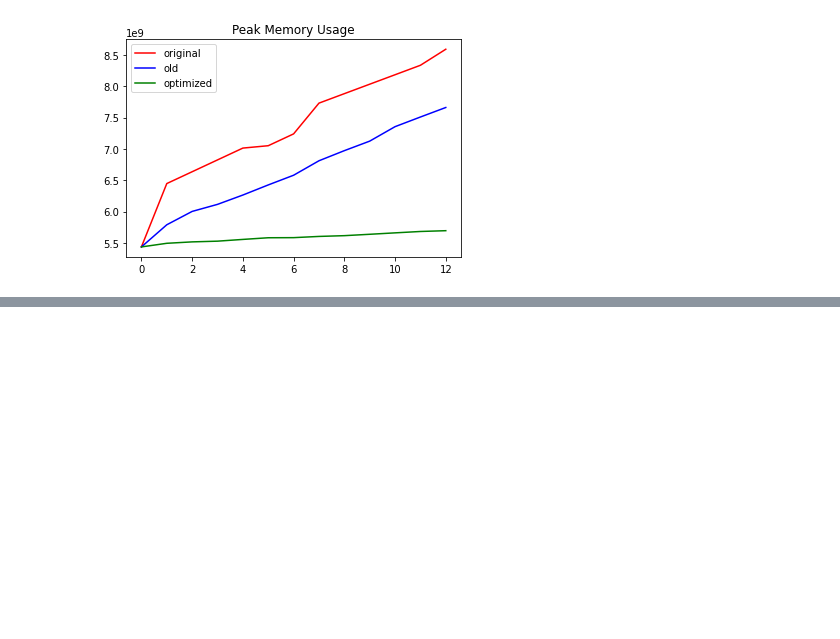
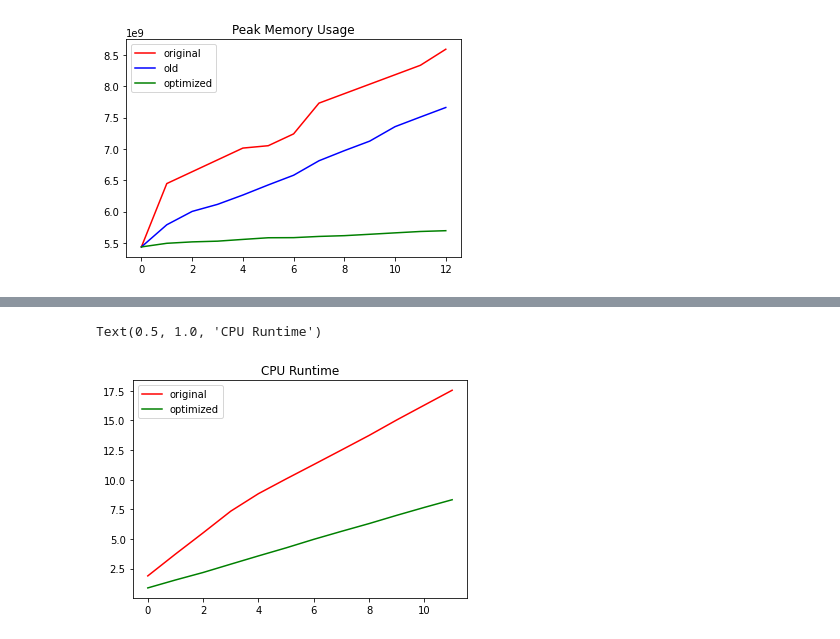
Before and after one commit to tonycccccc/tony.github.io, a Jupyter notebook: DataVisualization.ipynb, the cells around one changed output, grey strips where cells are left out. Cells and saved outputs as stored; diff of their text form; code cells hidden in the pictures; blank space fills up the shorter version.

```diff
--- a/DataVisualization.ipynb
+++ b/DataVisualization.ipynb
@@ -156,0 +156,27 @@ Text(0.5, 1.0, 'Current Memory Usage')
+# %%
+#Visualize cpu running time with 12 * 576 * 64 * 16 * 64 matrix
+originalCpuTime = [1.8842175006866455,
+ 3.7262725830078125,
+ 5.519506454467773,
+ 7.35026216506958,
+ 8.825562000274658,
+ 10.069830894470215,
+ 11.284339666366577,
+ 12.509004354476929,
+ 13.742267608642578,
+ 15.049323558807373,
+ 16.30292797088623,
+ 17.552501916885376]
+# %%
+newCpuTime = [0.8704063892364502,
+ 1.5398156642913818,
+ 2.17336368560791,
+ 2.8763463497161865,
+ 3.572575330734253,
+ 4.252624750137329,
+ 4.971516370773315,
+ 5.645286560058594,
+ 6.301573991775513,
+ 6.998299598693848,
+ 7.668123006820679,
+ 8.311900854110718]
@@ -156,0 +196,10 @@ Text(0.5, 1.0, 'Current Memory Usage')
+# %%
+iteration = np.arange(12)
+plt.plot(iteration,originalCpuTime,'r',label="original")
+# plt.plot(iteration,oldCpuTime,'b',label='old')
+plt.plot(iteration,newCpuTime,'g',label='optimized')
+plt.legend()
+plt.title("CPU Runtime")
+# %% [output]
+Text(0.5, 1.0, 'CPU Runtime')
+[figure, added]
```
Also changed, not shown: parts of 8 cells of this notebook, 6 other files.
